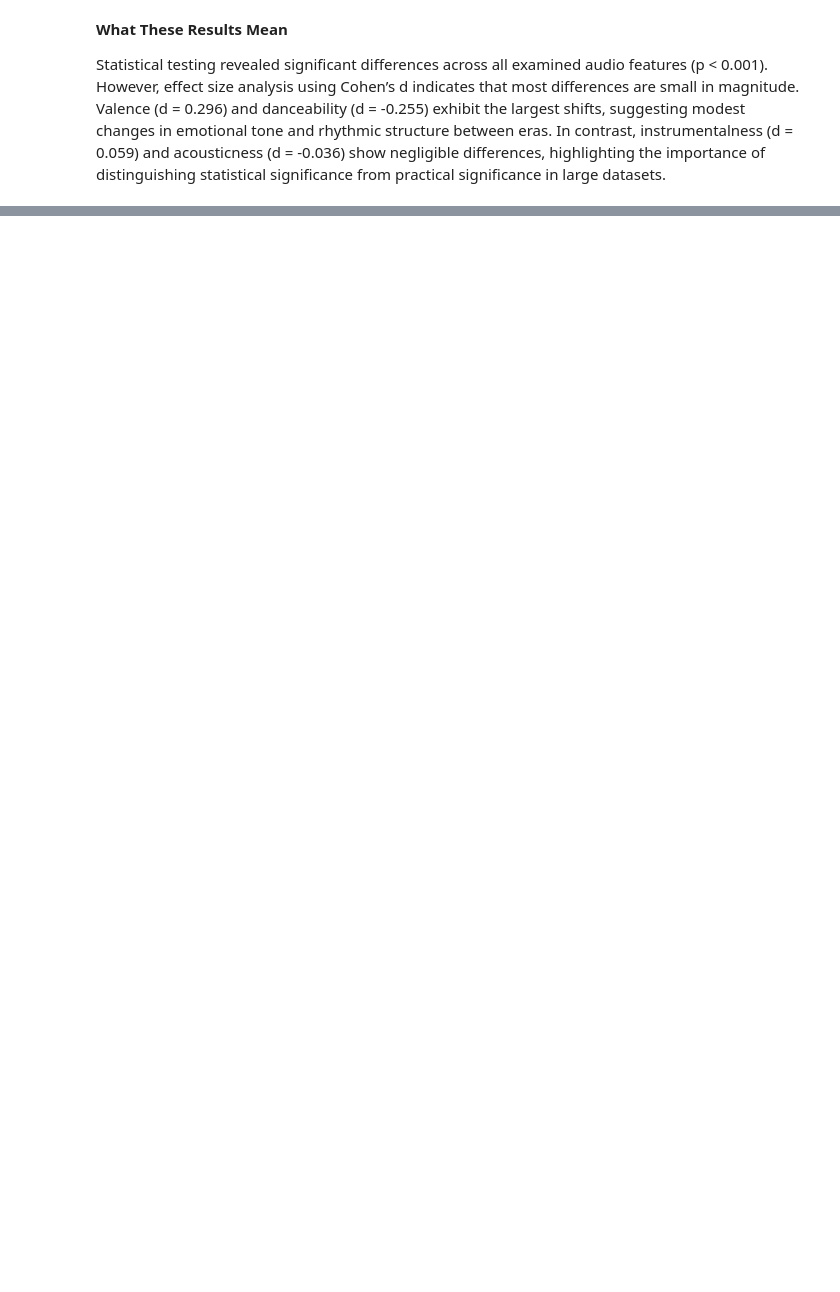
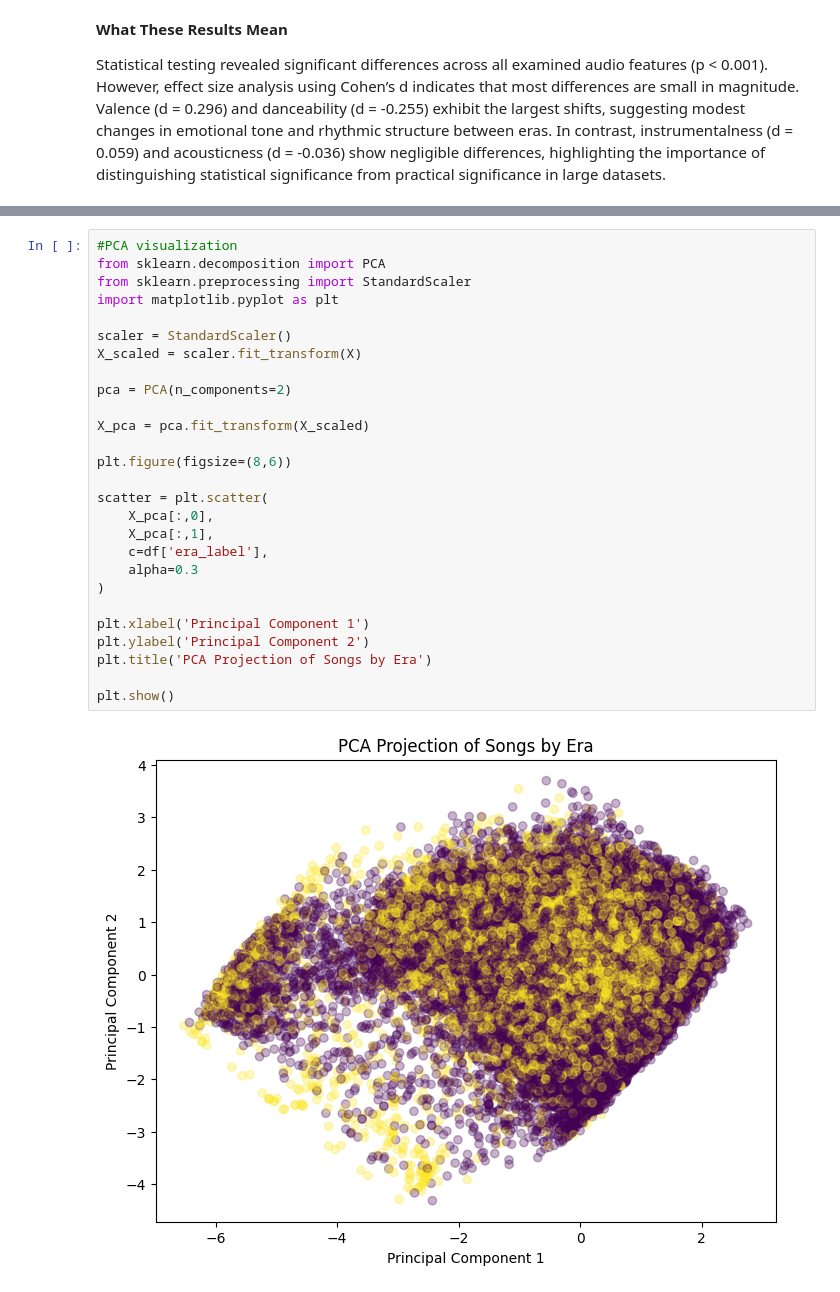
Before and after one commit to ofredrickson/music_trends, a Jupyter notebook: datascience_final.ipynb, the cells around one changed output, grey strips where cells are left out. Saved outputs shown, nothing was run; the diff lists cells and outputs as text; blank space fills up the shorter version.

```diff
--- a/datascience_final.ipynb
+++ b/datascience_final.ipynb
@@ -128,0 +280,29 @@ model.score(X_test, y_test)
+# %%
+#PCA visualization
+from sklearn.decomposition import PCA
+from sklearn.preprocessing import StandardScaler
+import matplotlib.pyplot as plt
+
+scaler = StandardScaler()
+X_scaled = scaler.fit_transform(X)
+
+pca = PCA(n_components=2)
+
+X_pca = pca.fit_transform(X_scaled)
+
+plt.figure(figsize=(8,6))
+
+scatter = plt.scatter(
+    X_pca[:,0],
+    X_pca[:,1],
+    c=df['era_label'],
+    alpha=0.3
+)
+
+plt.xlabel('Principal Component 1')
+plt.ylabel('Principal Component 2')
+plt.title('PCA Projection of Songs by Era')
+
+plt.show()
+# %% [output]
+[figure, added]
```
Also changed, not shown: parts of 6 cells of this notebook.
